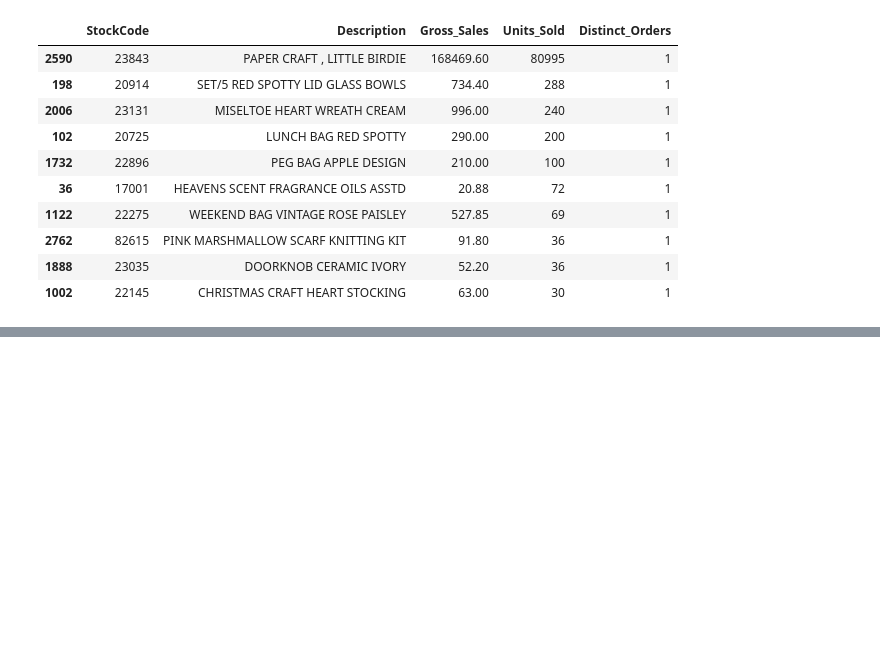
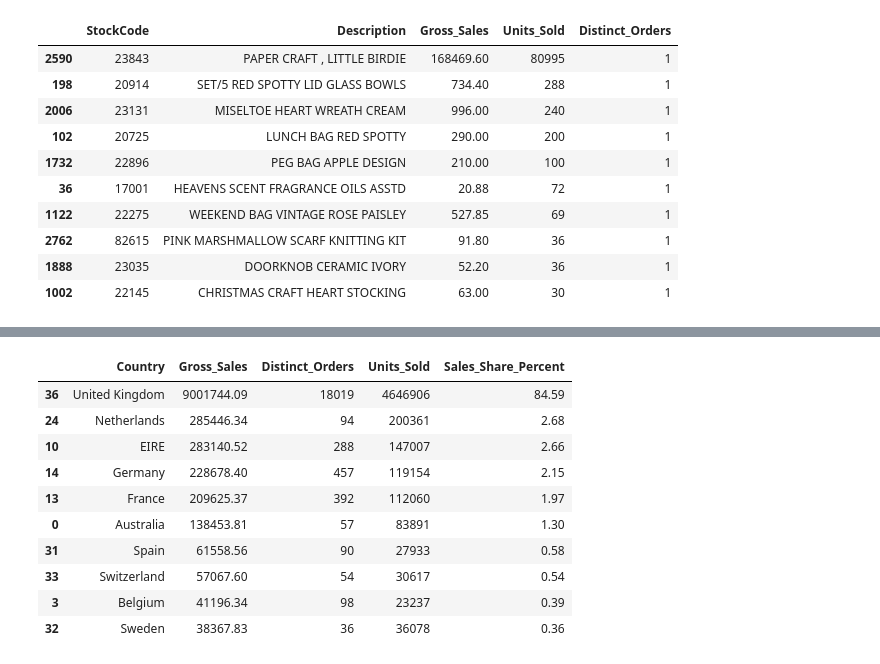
Before and after one commit to kartikeysharma2645/Analytics-Report-Insights, a Jupyter notebook: notebooks/ecommerce_sales_analysis.ipynb, the cells around one changed output, grey strips where cells are left out. Cells and saved outputs as stored; diff of their text form; code cells hidden in the pictures; blank space fills up the shorter version.

```diff
--- a/notebooks/ecommerce_sales_analysis.ipynb
+++ b/notebooks/ecommerce_sales_analysis.ipynb
@@ -784,0 +794,38 @@ Top 10 share of total sales: 10.82%
+# %%
+
+# Aggregate eligible sales by country
+country_sales = (
+    analysis_df.groupby("Country")
+    .agg(
+        Gross_Sales=("LineValue", "sum"),
+        Distinct_Orders=("InvoiceNo", "nunique"),
+        Units_Sold=("Quantity", "sum")
+    )
+    .reset_index()
+    .sort_values("Gross_Sales", ascending=False)
+)
+
+# Calculate each country's share of total gross recorded sales
+country_sales["Sales_Share_Percent"] = (
+    country_sales["Gross_Sales"]
+    / analysis_df["LineValue"].sum()
+    * 100
+)
+
+# Display the 10 leading countries by recorded sales
+display(country_sales.head(10).round({
+    "Gross_Sales": 2,
+    "Sales_Share_Percent": 2
+}))
+# %% [output]
+|  | Country | Gross_Sales | Distinct_Orders | Units_Sold | Sales_Share_Percent |
+| 36 | United Kingdom | 9001744.09 | 18019 | 4646906 | 84.59 |
+| 24 | Netherlands | 285446.34 | 94 | 200361 | 2.68 |
+| 10 | EIRE | 283140.52 | 288 | 147007 | 2.66 |
+| 14 | Germany | 228678.40 | 457 | 119154 | 2.15 |
+| 13 | France | 209625.37 | 392 | 112060 | 1.97 |
+| 0 | Australia | 138453.81 | 57 | 83891 | 1.30 |
+| 31 | Spain | 61558.56 | 90 | 27933 | 0.58 |
+| 33 | Switzerland | 57067.60 | 54 | 30617 | 0.54 |
+| 3 | Belgium | 41196.34 | 98 | 23237 | 0.39 |
+| 32 | Sweden | 38367.83 | 36 | 36078 | 0.36 |
```
Also changed, not shown: parts of 7 cells of this notebook.
